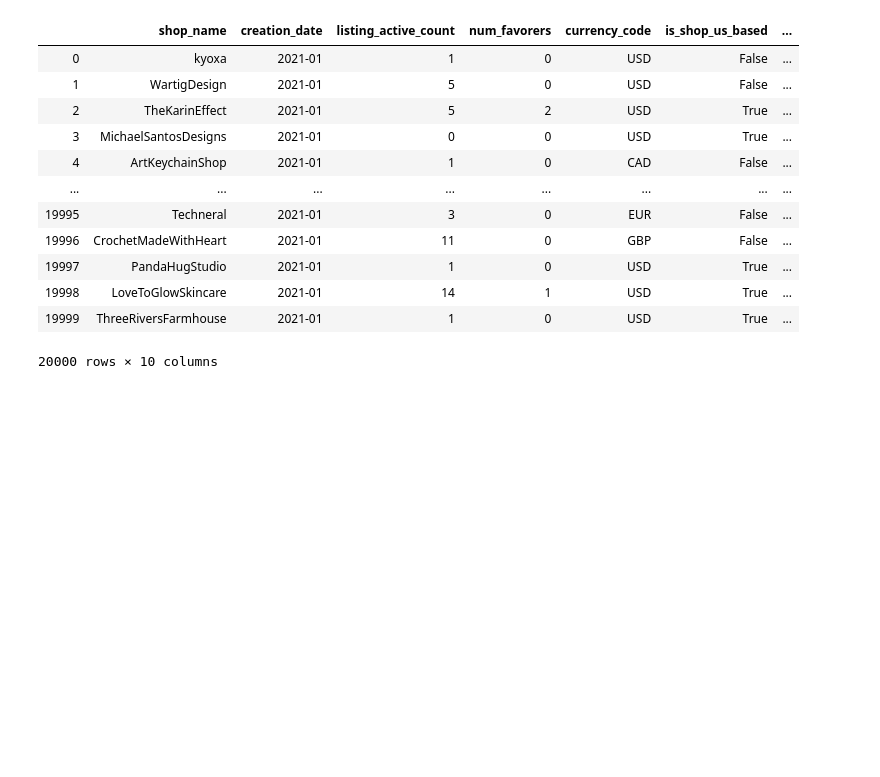
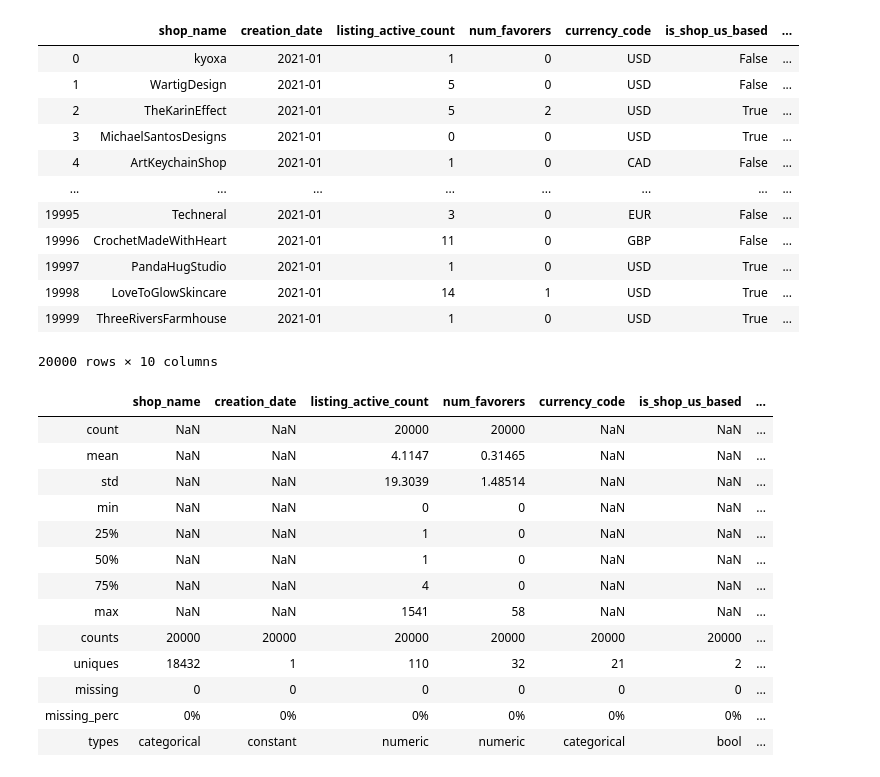
Before and after one commit to sdman135/Etsy-Scrape, a Jupyter notebook: Scrape.ipynb, the cells around one changed output. Cells and saved outputs as stored; diff of their text form; code cells hidden in the pictures; blank space fills up the shorter version.

```diff
--- a/Scrape.ipynb
+++ b/Scrape.ipynb
@@ -169,3 +171,22 @@ data
 | 19998 | LoveToGlowSkincare | 2021-01 | 14 | 1 | USD | True | ... |
 | 19999 | ThreeRiversFarmhouse | 2021-01 | 1 | 0 | USD | True | ... |
 20000 rows × 10 columns
+# %%
+import pandas_summary as ps
+data_summary = ps.DataFrameSummary(data)
+data_summary.summary()
+# %% [output]
+|  | shop_name | creation_date | listing_active_count | num_favorers | currency_code | is_shop_us_based | ... |
+| count | NaN | NaN | 20000 | 20000 | NaN | NaN | ... |
+| mean | NaN | NaN | 4.1147 | 0.31465 | NaN | NaN | ... |
+| std | NaN | NaN | 19.3039 | 1.48514 | NaN | NaN | ... |
+| min | NaN | NaN | 0 | 0 | NaN | NaN | ... |
+| 25% | NaN | NaN | 1 | 0 | NaN | NaN | ... |
+| 50% | NaN | NaN | 1 | 0 | NaN | NaN | ... |
+| 75% | NaN | NaN | 4 | 0 | NaN | NaN | ... |
+| max | NaN | NaN | 1541 | 58 | NaN | NaN | ... |
+| counts | 20000 | 20000 | 20000 | 20000 | 20000 | 20000 | ... |
+| uniques | 18432 | 1 | 110 | 32 | 21 | 2 | ... |
+| missing | 0 | 0 | 0 | 0 | 0 | 0 | ... |
+| missing_perc | 0% | 0% | 0% | 0% | 0% | 0% | ... |
+| types | categorical | constant | numeric | numeric | categorical | bool | ... |
```
Also changed, not shown: parts of 2 cells of this notebook.
